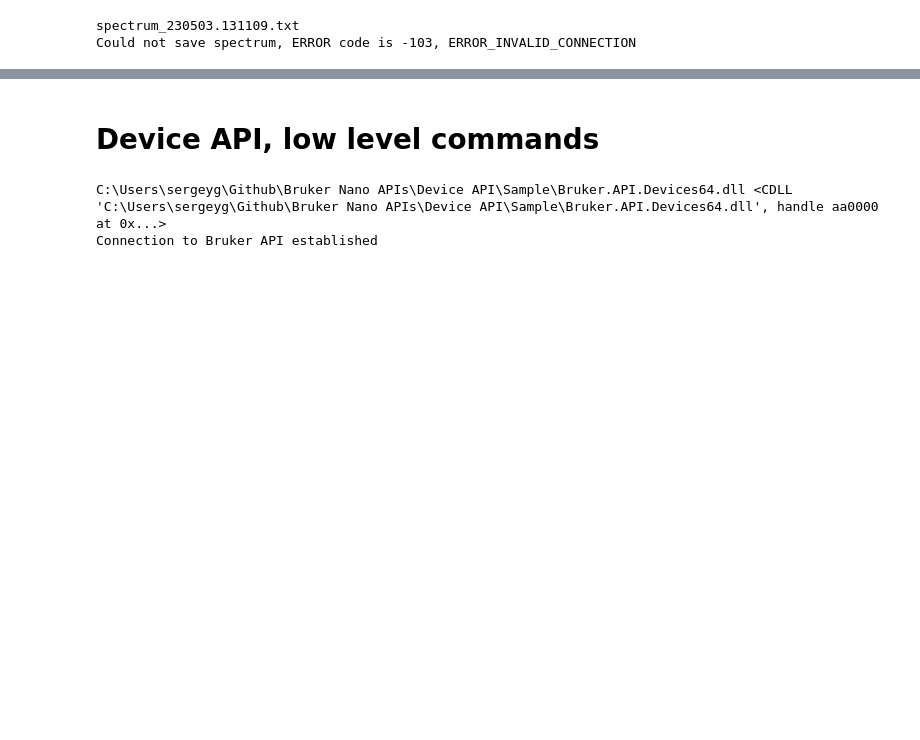
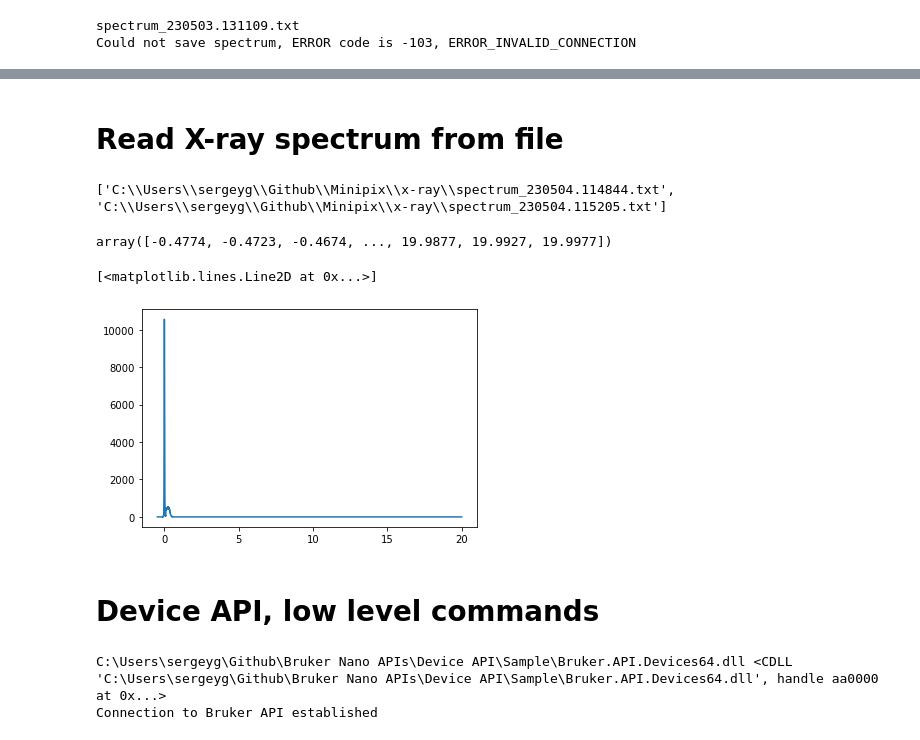
Before and after one commit to gorliks/MiniPIX, a Jupyter notebook: test_files/test_PointListMeasurement.ipynb, the cells around one changed output, grey strips where cells are left out. Cells and saved outputs as stored; diff of their text form; code cells hidden in the pictures; blank space fills up the shorter version.

```diff
--- a/test_files/test_PointListMeasurement.ipynb
+++ b/test_files/test_PointListMeasurement.ipynb
@@ -867,3 +870,28 @@ c_ulong(123456)
+# %% [markdown]
+# Read X-ray spectrum from file
+# %%
+data_dir = r'C:\Users\sergeyg\Github\Minipix\x-ray'
+
+spectra = glob.glob(data_dir + '/' + '*.txt')
+
+print(spectra)
+# %% [output]
+['C:\\Users\\sergeyg\\Github\\Minipix\\x-ray\\spectrum_230504.114844.txt', 'C:\\Users\\sergeyg\\Github\\Minipix\\x-ray\\spectrum_230504.115205.txt']
+# %%
+spectrum = np.loadtxt(spectra[1], skiprows=26)
+# %%
+spectrum = np.transpose(spectrum)
+spectrum[0]
+# %% [output]
+array([-0.4774, -0.4723, -0.4674, ..., 19.9877, 19.9927, 19.9977])
+# %%
+energy = spectrum[0]
+counts = spectrum[1]
+# %%
+plt.plot(energy, counts)
+# %% [output]
+[<matplotlib.lines.Line2D at 0x...>]
+[figure, added]
 # %% [markdown]
 # Device API, low level commands
 # %%
```
Also changed, not shown: parts of 41 cells of this notebook, 3 other files.
